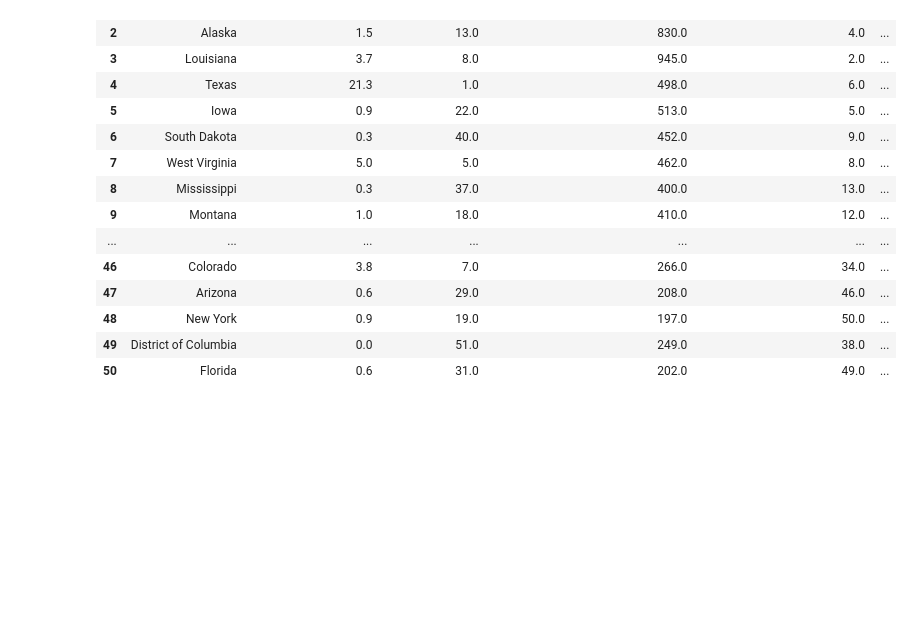
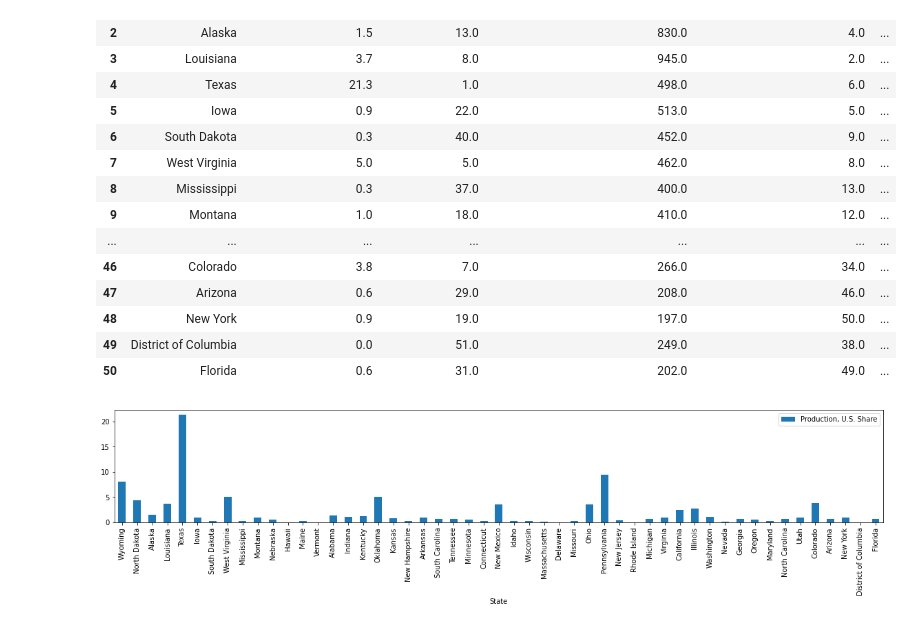
Before and after one commit to sunwoo-kim20/global-climate-change-analysis, a Jupyter notebook: state income and emissions.ipynb, the cells around one changed output. Cells and saved outputs as stored; diff of their text form; code cells hidden in the pictures; blank space fills up the shorter version.

Commit message:
Adding updated state and income data

```diff
--- a/state income and emissions.ipynb
+++ b/state income and emissions.ipynb
@@ -77,6 +80,10 @@ state_emissions_2018 = state_emissions_2018.replace({"State": abbrev_us_state})
 merge_df = pd.merge(state_emissions_2018, state_income_2018, how="outer", on="State")
 merge_df = merge_df.drop(columns=["Federal offshore production is not included in the Production Shares."])
 merge_df = merge_df.drop(index=51)
+
+#remove commas from median income data
+merge_df["Median income"] = merge_df["Median income"].str.replace(",","")
+merge_df["Median income"] = merge_df["Median income"].astype(int)
 merge_df
 # %% [output]
 |  | State | Production, U.S. Share | Production, Rank | Consumption per Capita, Million Btu | Consumption per Capita, Rank | ... |
@@ -102,0 +112,9 @@ median_income = merge_df["Median income"].tolist()
+# %%
+state_emissions_df = merge_df[["State", "Production, U.S. Share"]]
+state_emissions_df = state_emissions_df.set_index("State")
+
+#plot state vs. emissions data
+state_emissions_df.plot(kind='bar', figsize=(20,3))
+plt.show()
+# %% [output]
+[figure, added]
```
Also changed, not shown: parts of 8 cells of this notebook, 1 other file.
